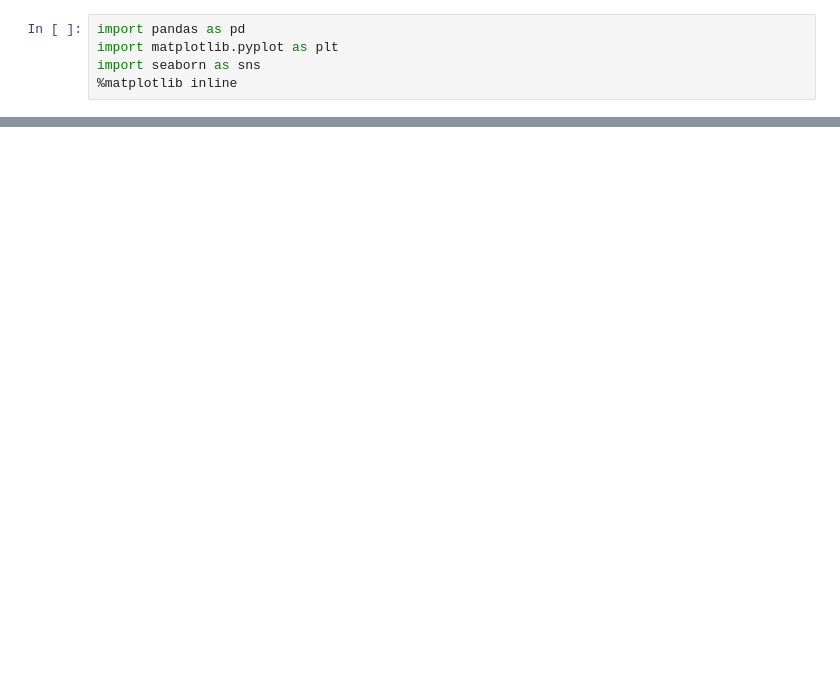
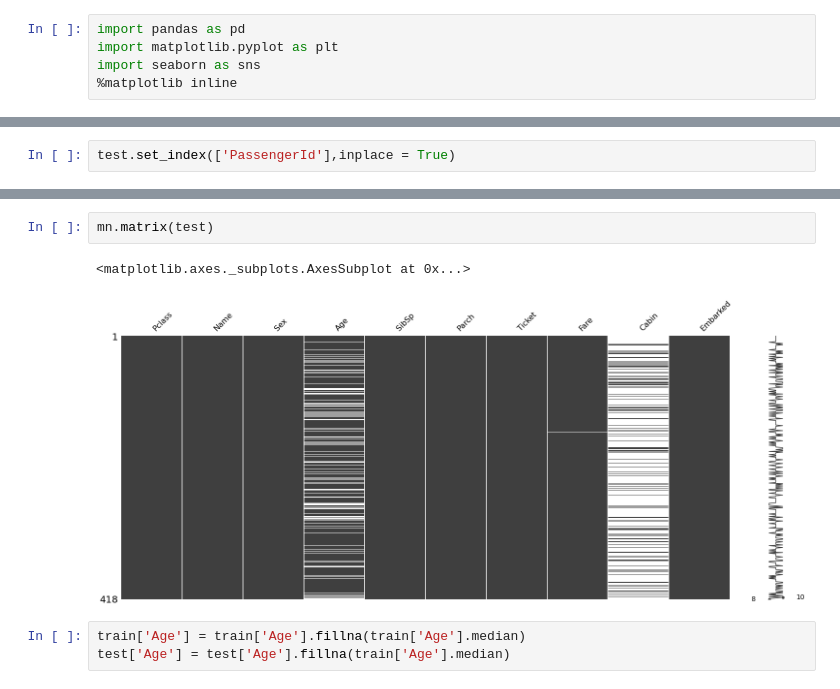
Before and after one commit to Dipeshneupane/Titanic_Kaggle_competition, a Jupyter notebook: Untitled.ipynb, the cells around one changed output, grey strips where cells are left out. Drawn from its saved outputs; the diff is of its cells as text; blank space fills up the shorter version.

```diff
--- a/Untitled.ipynb
+++ b/Untitled.ipynb
@@ -174,0 +35,2 @@ sumbission.to_csv("titanic_sumbit.csv", index = False)
+# %%
+test.set_index(['PassengerId'],inplace = True)
@@ -174,0 +92,8 @@ sumbission.to_csv("titanic_sumbit.csv", index = False)
+# %%
+mn.matrix(test)
+# %% [output]
+<matplotlib.axes._subplots.AxesSubplot at 0x...>
+[figure, added]
+# %%
+train['Age'] = train['Age'].fillna(train['Age'].median)
+test['Age'] = test['Age'].fillna(train['Age'].median)
```
Also changed, not shown: parts of 75 cells of this notebook.
